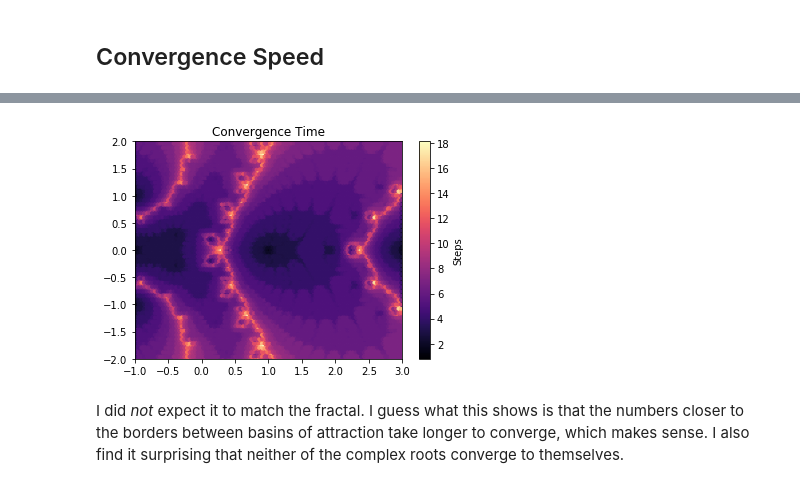
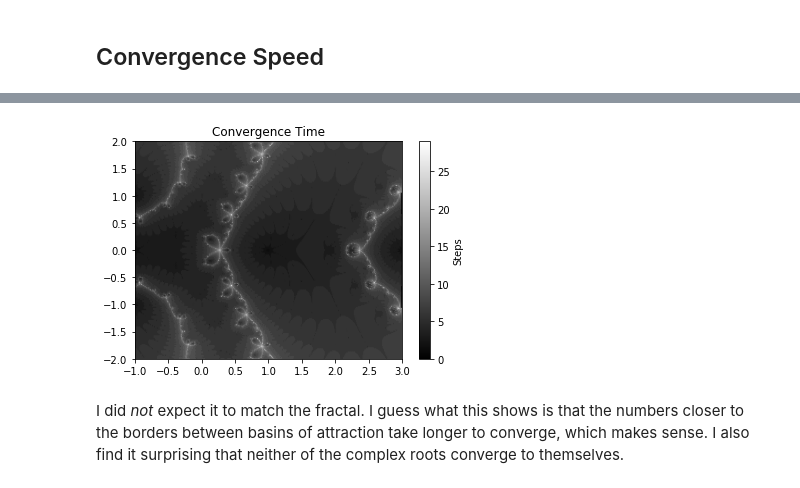
Before and after one commit to gencross/NewtonGroup1, a Jupyter notebook: Newton's Method Ian Wallace.ipynb, the cells around one changed output, grey strips where cells are left out. Cells and saved outputs as stored; diff of their text form; code cells hidden in the pictures.

```diff
--- a/Newton's Method Ian Wallace.ipynb
+++ b/Newton's Method Ian Wallace.ipynb
@@ -119,20 +119,20 @@ for z in dummyc_array:
 # %%
 x = realpart
 y = imagpart
 z = step_array
 xmin = realpart_array.min()
 xmax = realpart_array.max()
 ymin = imagpart_array.min()
 ymax = imagpart_array.max()
 
-plt.hexbin(x, y,C=z,gridsize=(100,50), cmap=plt.cm.magma) #C forces values into each bin
+plt.hexbin(x, y,C=z,gridsize=(400,200), cmap=plt.cm.gray) #C forces values into each bin
 cb = plt.colorbar()
 cb.set_label('Steps')
 plt.xlim(xmin, xmax)
 plt.ylim(ymin, ymax)
 plt.title('Convergence Time')
 plt.show()
 # %% [output]
-[figure, old version]
+[figure, new version]
 # %% [markdown]
 I did *not* expect it to match the fractal. I guess what this shows is that the numbers closer to the borders between basins of attraction take longer to converge, which makes sense. I also find it surprising that neither of the complex roots converge to themselves.
```
Also changed, not shown: parts of 1 cell of this notebook.
